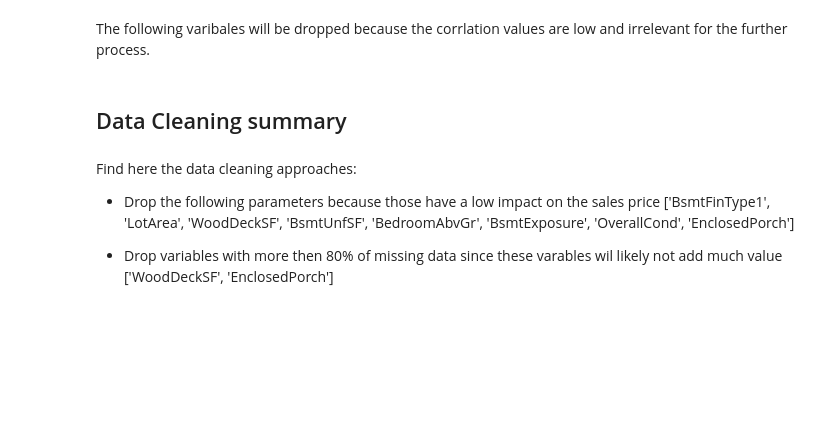
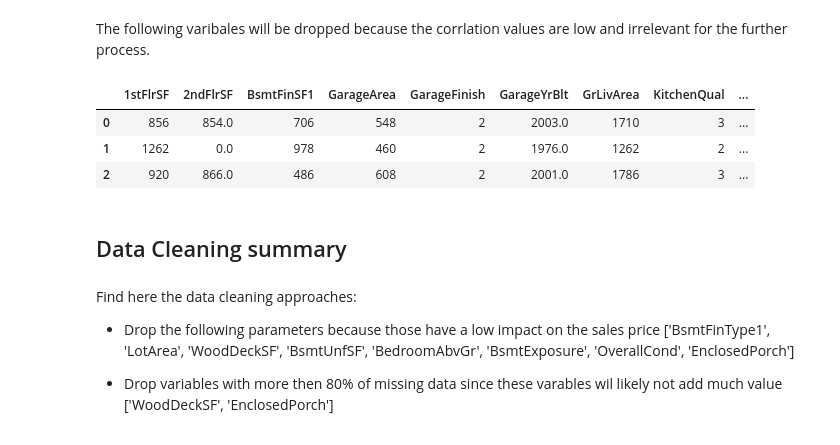
Before and after one commit to Fl0W97/ci-c5-housing-market-prices, a Jupyter notebook: jupyter_notebooks/02_data_cleaning.ipynb, the cells around one changed output. Saved outputs shown, nothing was run; the diff lists cells and outputs as text; code cells hidden in the pictures; blank space fills up the shorter version.

```diff
--- a/jupyter_notebooks/02_data_cleaning.ipynb
+++ b/jupyter_notebooks/02_data_cleaning.ipynb
@@ -200,6 +332,13 @@ print(correlation_matrix)
 The following varibales will be dropped because the corrlation values are low and irrelevant for the further process.
 # %%
 df = df.drop(columns=['BsmtFinType1', 'LotArea', 'BsmtUnfSF', 'BedroomAbvGr', 'BsmtExposure', 'OverallCond'])
+# %%
+df.head(3)
+# %% [output]
+|  | 1stFlrSF | 2ndFlrSF | BsmtFinSF1 | GarageArea | GarageFinish | GarageYrBlt | GrLivArea | KitchenQual | ... |
+| 0 | 856 | 854.0 | 706 | 548 | 2 | 2003.0 | 1710 | 3 | ... |
+| 1 | 1262 | 0.0 | 978 | 460 | 2 | 1976.0 | 1262 | 2 | ... |
+| 2 | 920 | 866.0 | 486 | 608 | 2 | 2001.0 | 1786 | 3 | ... |
 # %% [markdown]
 ## Data Cleaning summary
 # %% [markdown]
```
Also changed, not shown: parts of 13 cells of this notebook, 3 other files.
